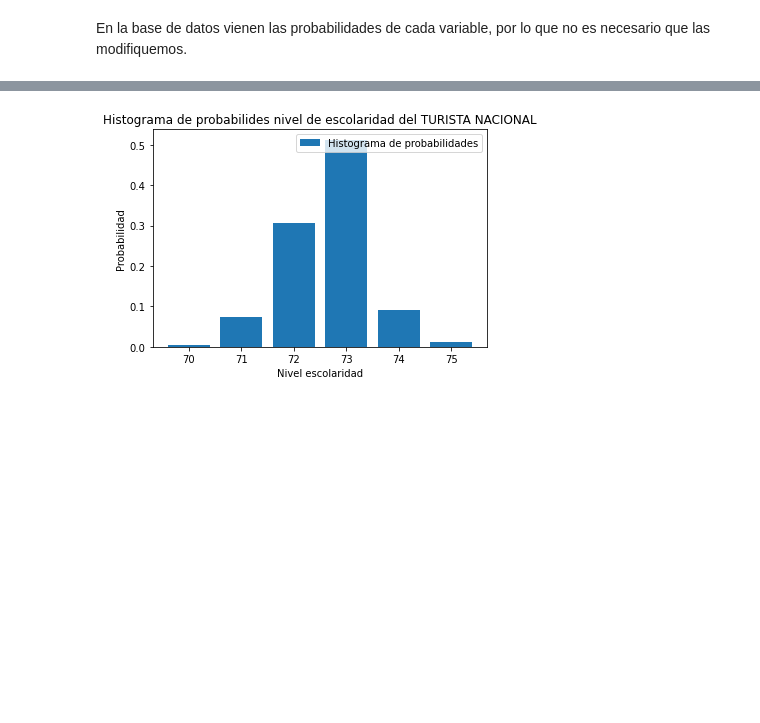
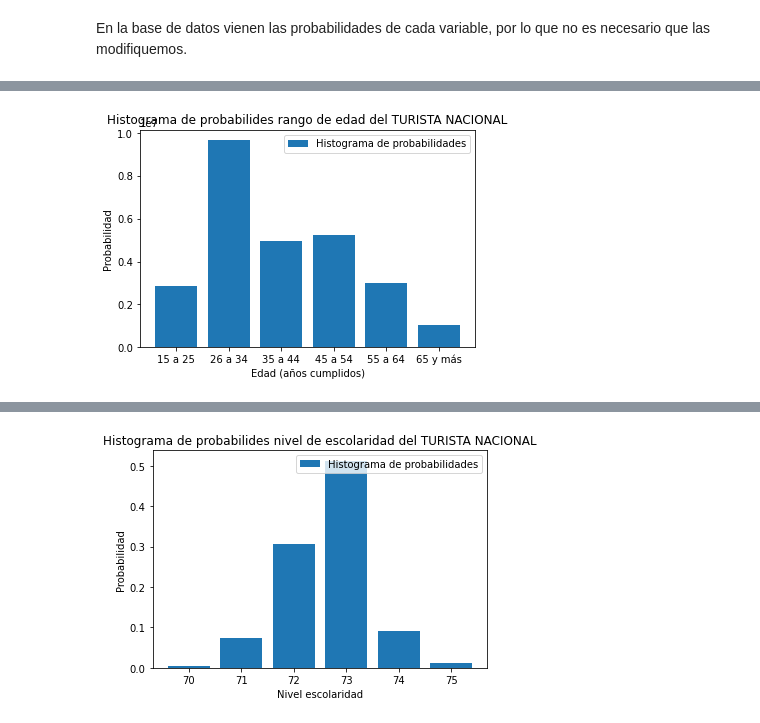
Before and after one commit to ariadnagalindom/Proyecto_GIMontoya_ADGalindo, a Jupyter notebook: CODIGO Ariadna.ipynb, the cells around one changed output, grey strips where cells are left out. Cells and saved outputs as stored; diff of their text form; code cells hidden in the pictures; blank space fills up the shorter version.

```diff
--- a/CODIGO Ariadna.ipynb
+++ b/CODIGO Ariadna.ipynb
@@ -45 +59,10 @@ int_motiv.columns=(["motivacion","probabilidad"])
+# %%
+plt.bar(nac_edad.index,nac_edad.frecuencia, label='Histograma de probabilidades')
+plt.xlabel('Edad (años cumplidos)')
+plt.ylabel('Probabilidad')
+plt.title('Histograma de probabilides rango de edad del TURISTA NACIONAL')
+plt.legend()
+plt.show()
+# %% [output]
+[figure, added]
 # %%
```
Also changed, not shown: parts of 15 cells of this notebook, 1 other file.
